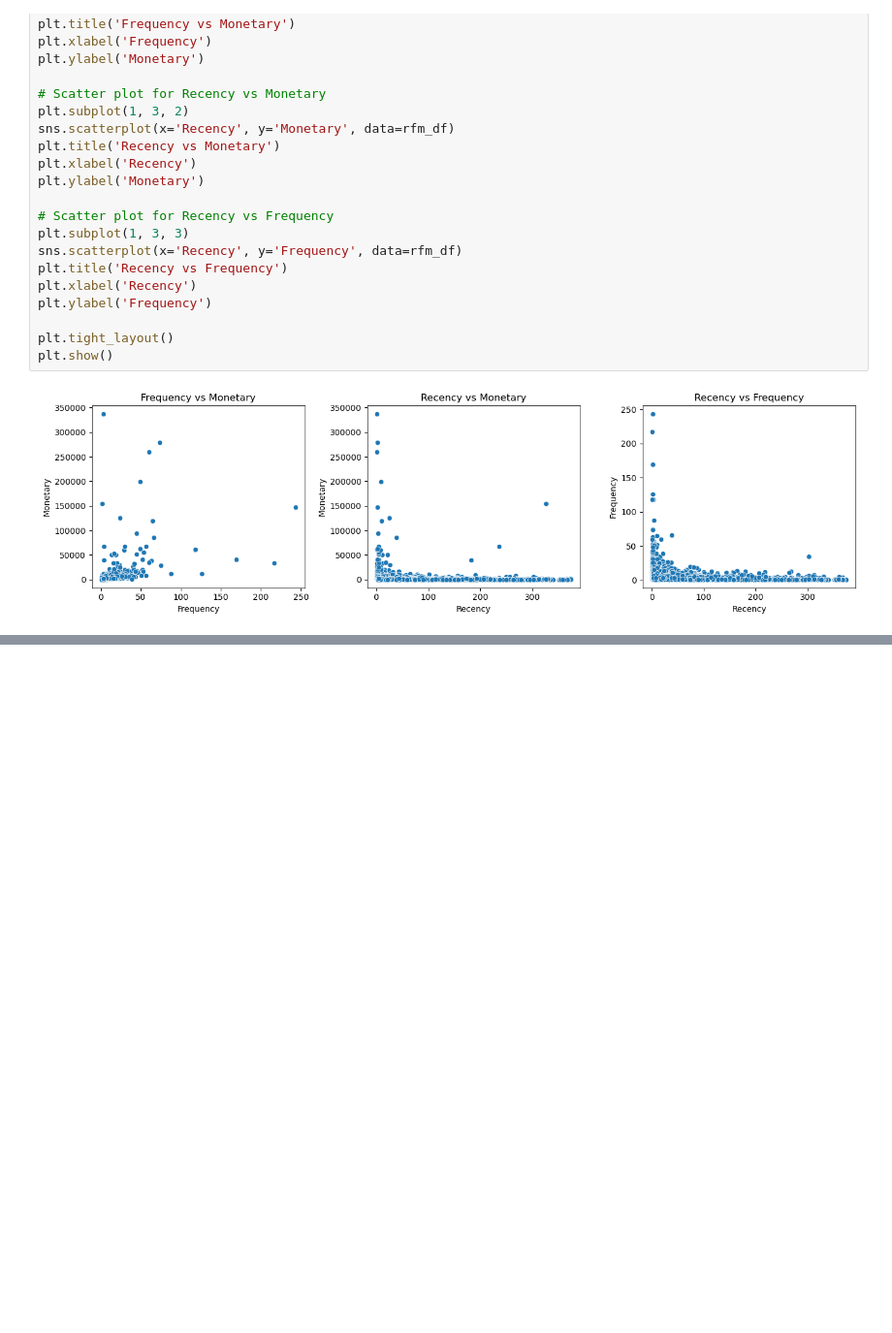
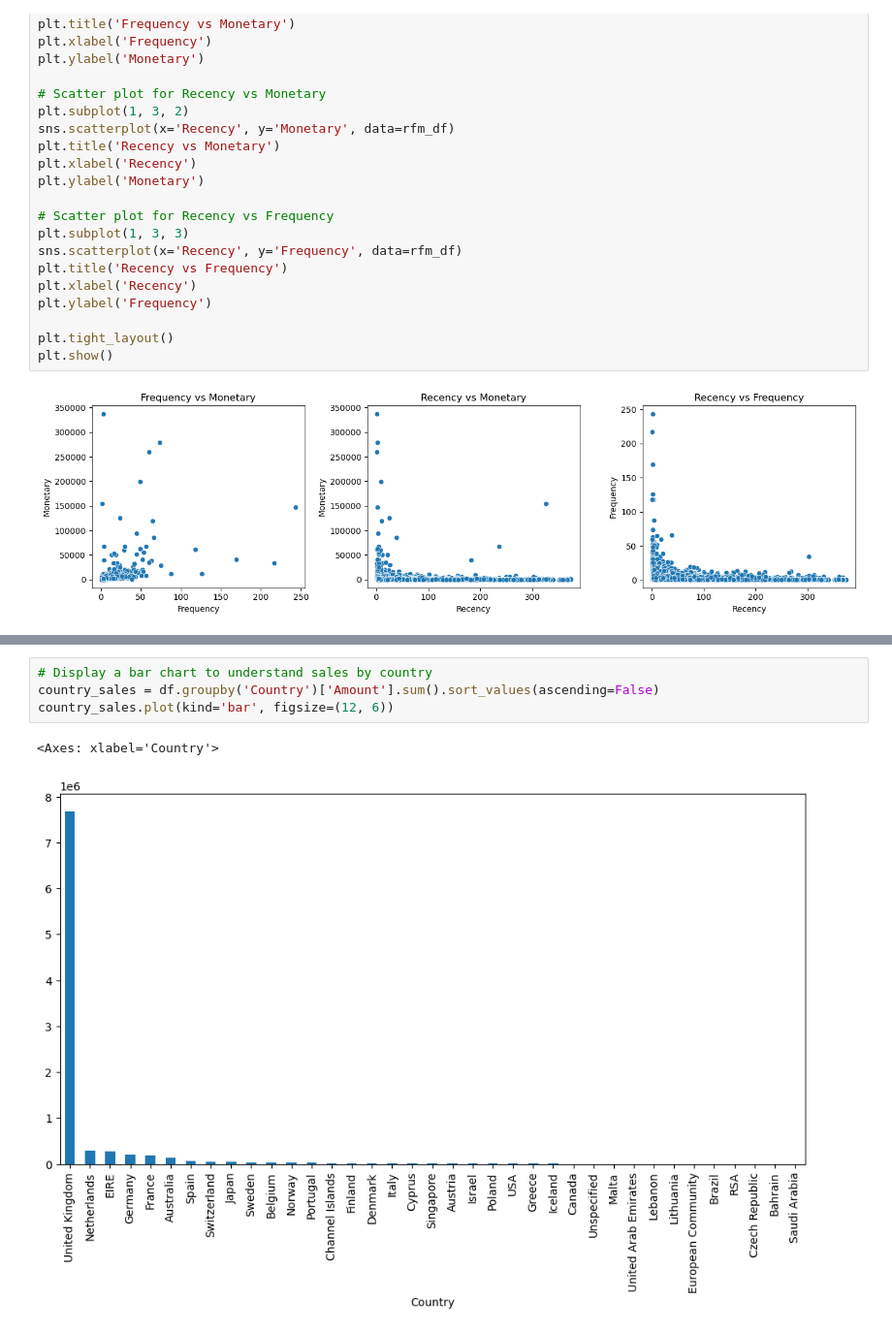
Before and after one commit to jwharmeriv/Customer_Segmentation_Project, a Jupyter notebook: notebooks/Capstone_3_Data_Preprocessing_EDA.ipynb, the cells around one changed output, grey strips where cells are left out. Shown at 97% size. Drawn from its saved outputs; the diff is of its cells as text; blank space fills up the shorter version.

```diff
--- a/notebooks/Capstone_3_Data_Preprocessing_EDA.ipynb
+++ b/notebooks/Capstone_3_Data_Preprocessing_EDA.ipynb
@@ -402,0 +449,7 @@ plt.show()
+# %%
+# Display a bar chart to understand sales by country
+country_sales = df.groupby('Country')['Amount'].sum().sort_values(ascending=False)
+country_sales.plot(kind='bar', figsize=(12, 6))
+# %% [output]
+<Axes: xlabel='Country'>
+[figure, added]
```
Also changed, not shown: parts of 11 cells of this notebook.
